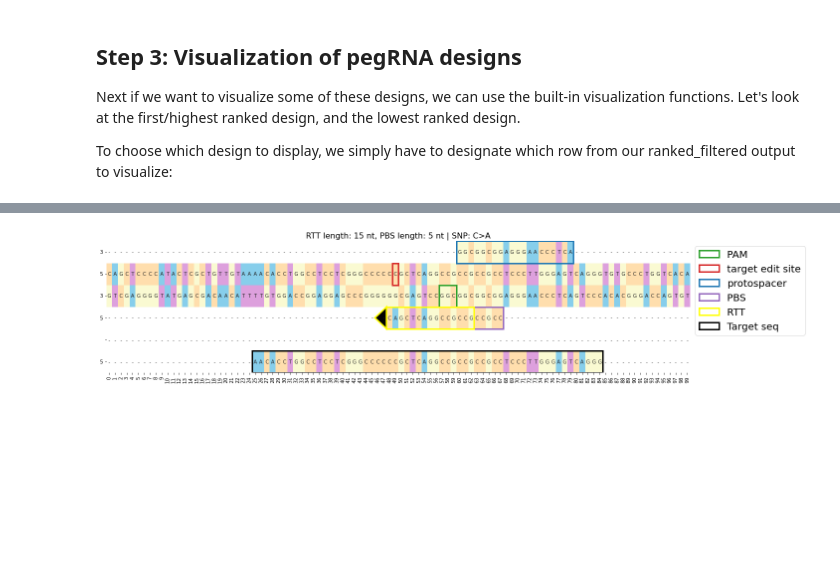
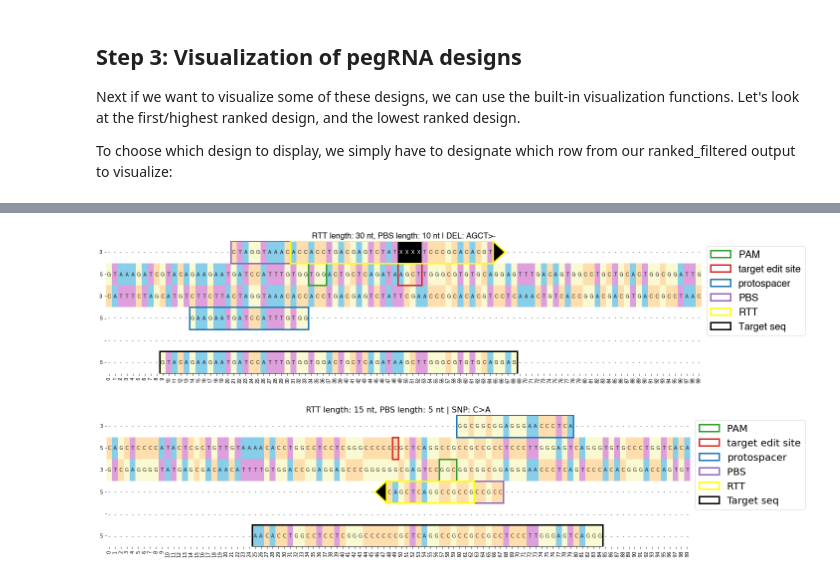
Before and after one commit to samgould2/PEGG, a Jupyter notebook: examples/PEGG_example.ipynb, the cells around one changed output, grey strips where cells are left out. Drawn from its saved outputs; the diff is of its cells as text; code cells hidden in the pictures; blank space fills up the shorter version.

```diff
--- a/examples/PEGG_example.ipynb
+++ b/examples/PEGG_example.ipynb
@@ -133,3 +148,12 @@ h = pegg.pegrna_display(ranked_filtered, pegRNA_df_loc, records, index_list)
+# %%
+#visualizing top ranked guide
+import matplotlib.pyplot as plt
+plt.rc('font', family='Helvetica')
+pegRNA_df_loc=0 #choosing which guide to display from the above dataframe
+h = pegg.pegrna_display(ranked_filtered, pegRNA_df_loc, records, index_list)
+h.savefig('pegviz.svg')
+# %% [output]
+[figure, added]
 # %%
 #visualizing lowest ranked guide
 pegRNA_df_loc=195 #choosing which guide to display from the above dataframe
```
Also changed, not shown: parts of 35 cells of this notebook, 5 other files.
